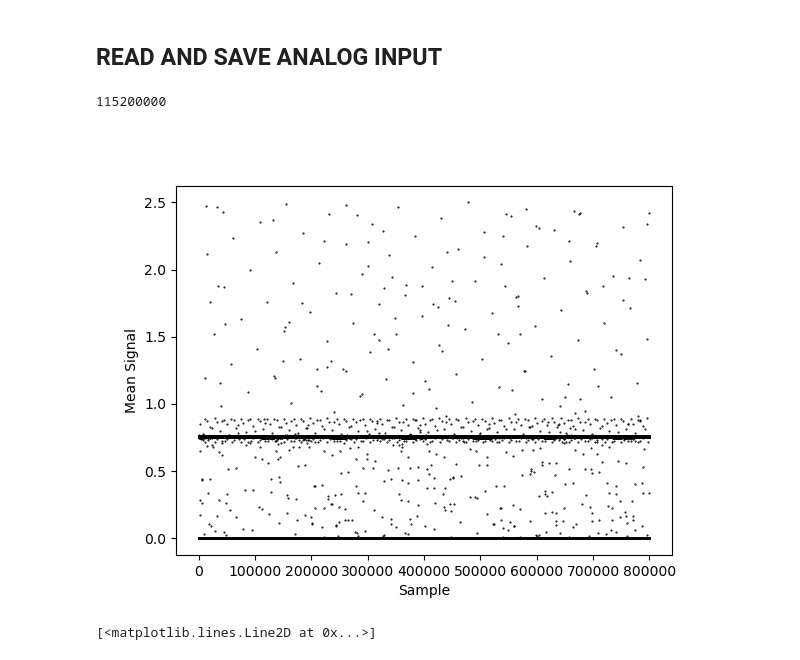
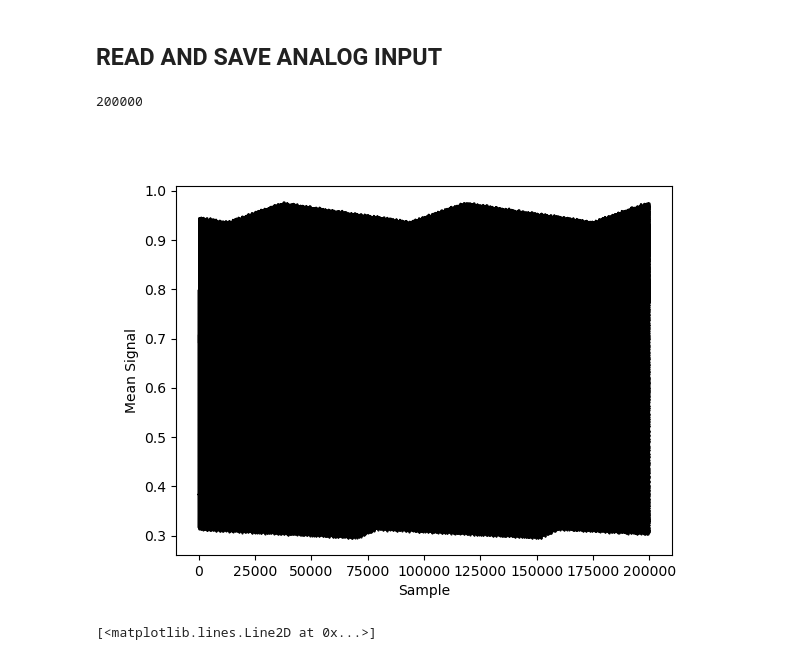
Before and after one commit to orlandomarcelo/DREAM_repo, a Jupyter notebook: MCC_DAQ/MPPC_Recording.ipynb, the cells around one changed output. Cells and saved outputs as stored; diff of their text form; code cells hidden in the pictures.

```diff
--- a/MCC_DAQ/MPPC_Recording.ipynb
+++ b/MCC_DAQ/MPPC_Recording.ipynb
@@ -47,8 +56,8 @@ scan_options_AI = ScanOptions.BACKGROUND
 # %% [markdown]
 ## AQUISITION SETTINGS
 # %%
-DAQ_Rate = 200000 # [Hz]
-Exp_Duration = 576 #[s]
+DAQ_Rate = 20000 # [Hz]
+Exp_Duration = 10 #[s]
 total_count = int(DAQ_Rate * Exp_Duration)
 EXPNAME = "RANDOM_92_2"
 # %%
@@ -89,19 +98,19 @@ DAQ_signal = np.array(points)
 # %%
 len(DAQ_signal)
 # %% [output]
-115200000
+200000
 # %%
-if False:
+if True:
     ## Display the data recorded
     %matplotlib widget
     plt.figure()
     plt.xlabel('Sample')
     plt.ylabel('Mean Signal')
     #plt.plot(tools.moving_average(DAQ_signal,int(DAQ_Rate*0.1)), "-", markersize=0.5)
-    plt.plot(DAQ_signal, "ko", markersize=0.5)
+    plt.plot(DAQ_signal, "ko-", markersize=0.5)
     plt.show()
 # %% [output]
-[figure, old version]
+[figure, new version]
 # %%
 if False:
     t = np.arange(0,4,1/DAQ_Rate)
```
Also changed, not shown: parts of 3 cells of this notebook, 2 other files.
